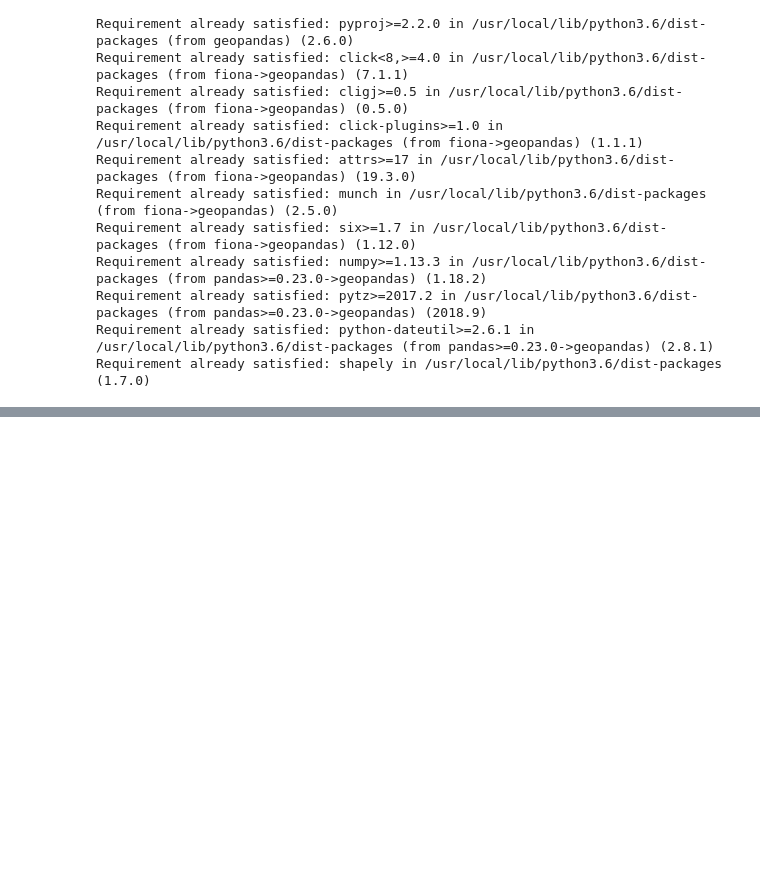
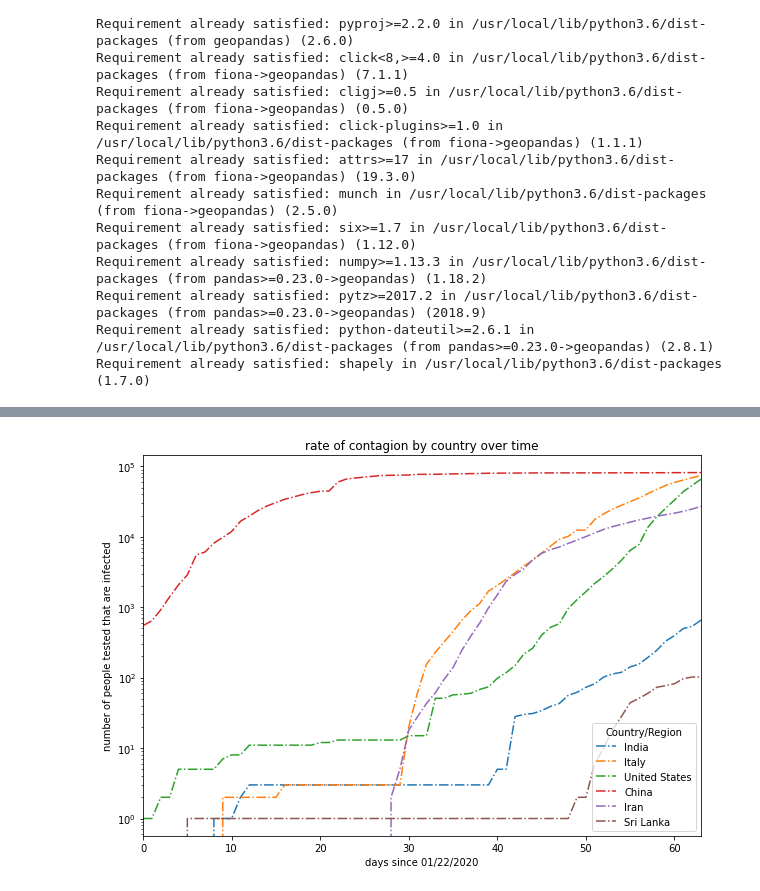
Before and after one commit to ahmadryan/covid19, a Jupyter notebook: coronavirus_quick_model2.ipynb, the cells around one changed output, grey strips where cells are left out. Cells and saved outputs as stored; diff of their text form; code cells hidden in the pictures; blank space fills up the shorter version.

```diff
--- a/coronavirus_quick_model2.ipynb
+++ b/coronavirus_quick_model2.ipynb
@@ -21,0 +263,25 @@ Requirement already satisfied: shapely in /usr/local/lib/python3.6/dist-packages
+# %%
+india = getcountry(infected, 'India')
+italy = getcountry(infected, 'Italy')
+us = getcountry(infected, 'United States')
+china = getcountry(infected, 'China')
+iran = getcountry(infected, 'Iran')
+srl = getcountry(infected, 'Sri Lanka')
+
+fig, ax = pl.subplots(1, 1, figsize=(10,7))
+
+india.plot(style="-.", ax=ax,label='India', figsize=(10,7))
+italy.plot(style="-.", ax=ax, label='Italy', figsize=(10,7))
+us.plot(style="-.", ax=ax, label='US', figsize=(10,7))
+china.plot(style="-.", ax=ax, label='China', figsize=(10,7))
+iran.plot(style="-.", ax=ax, label='Iran', figsize=(10,7))
+srl.plot(style="-.", ax=ax, label='Sri Lanka', figsize=(10,7))
+
+pl.yscale("log")
+pl.ylabel("number of people tested that are infected")
+pl.xlabel("days since 01/22/2020")
+pl.title("rate of contagion by country over time");
+#plt.figure()
+#plt.plot(india)
+# %% [output]
+[figure, added]
```
Also changed, not shown: parts of 25 cells of this notebook.
